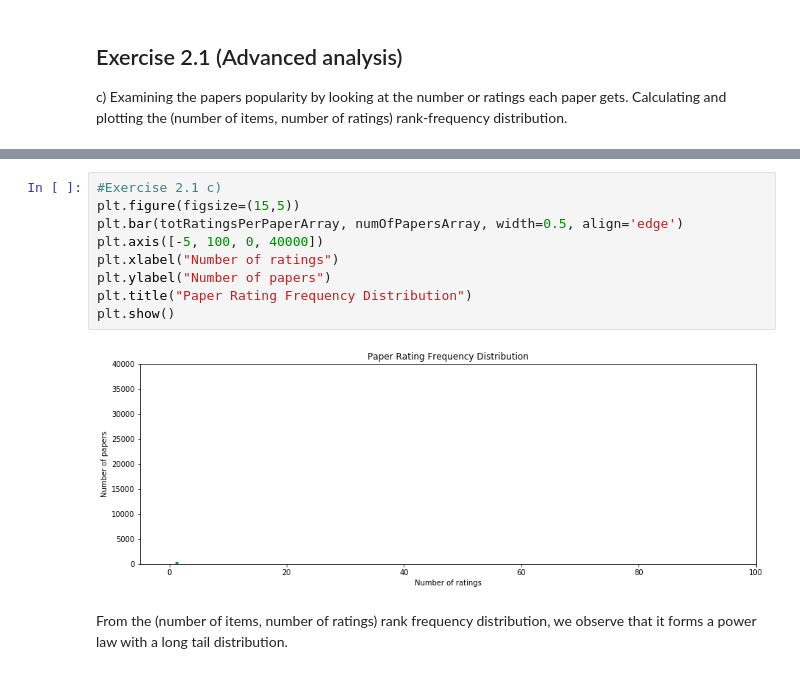
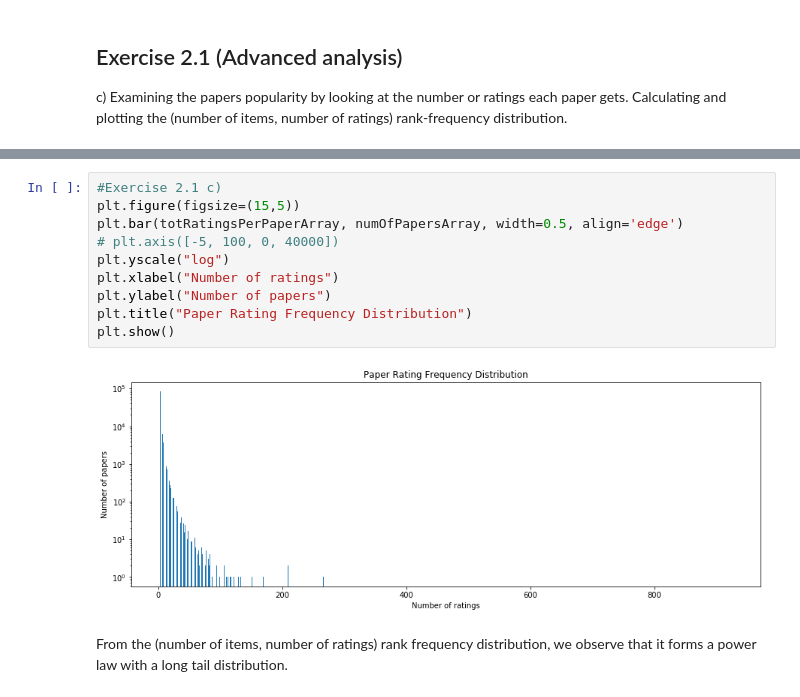
Before and after one commit to angellandros/sparkle, a Jupyter notebook: sheet2/Experiment2-arabi-ramful.ipynb, the cells around one changed output, grey strips where cells are left out. Drawn from its saved outputs; the diff is of its cells as text.

```diff
--- a/sheet2/Experiment2-arabi-ramful.ipynb
+++ b/sheet2/Experiment2-arabi-ramful.ipynb
@@ -134,14 +145,15 @@ paperRatingInfoDF.show(10, truncate=True)
 # %%
 #Exercise 2.1 c)
 plt.figure(figsize=(15,5))
 plt.bar(totRatingsPerPaperArray, numOfPapersArray, width=0.5, align='edge')
-plt.axis([-5, 100, 0, 40000])
+# plt.axis([-5, 100, 0, 40000])
+plt.yscale("log")
 plt.xlabel("Number of ratings")
 plt.ylabel("Number of papers")
 plt.title("Paper Rating Frequency Distribution")
 plt.show()
 # %% [output]
-[figure, old version]
+[figure, new version]
 # %% [markdown]
 From the (number of items, number of ratings) rank frequency distribution, we observe that it forms a power law with a long tail distribution.
 # %% [markdown]
```
Also changed, not shown: parts of 21 cells of this notebook.
